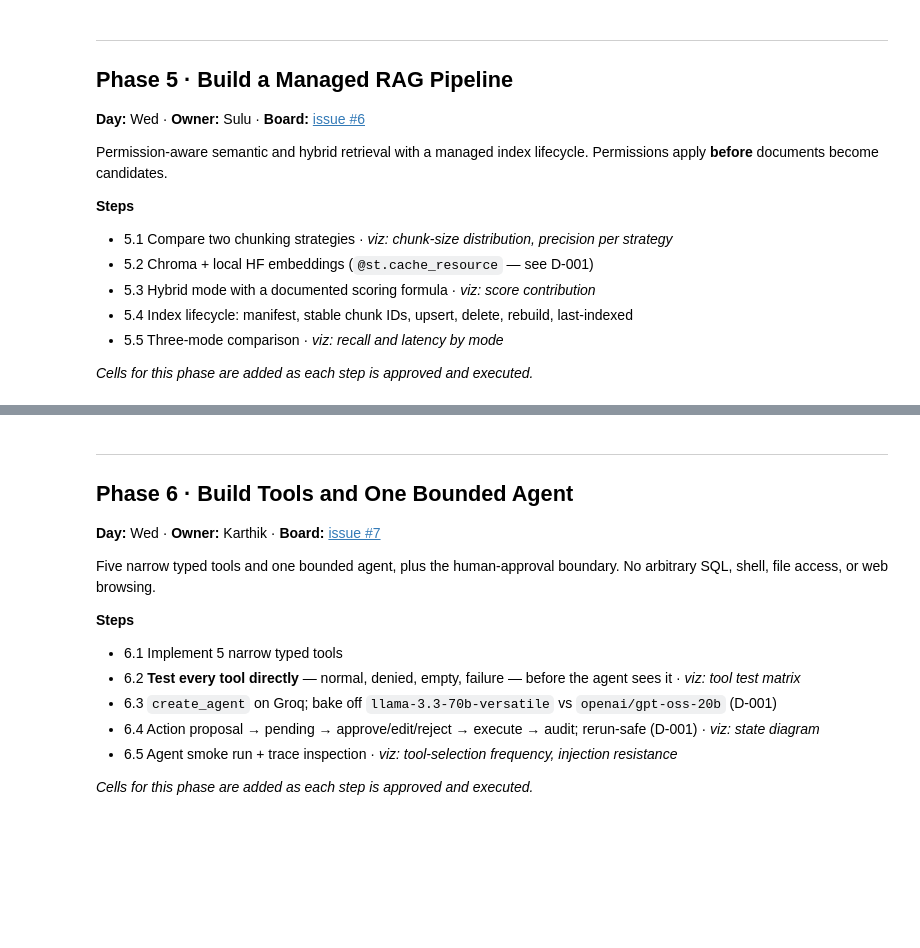
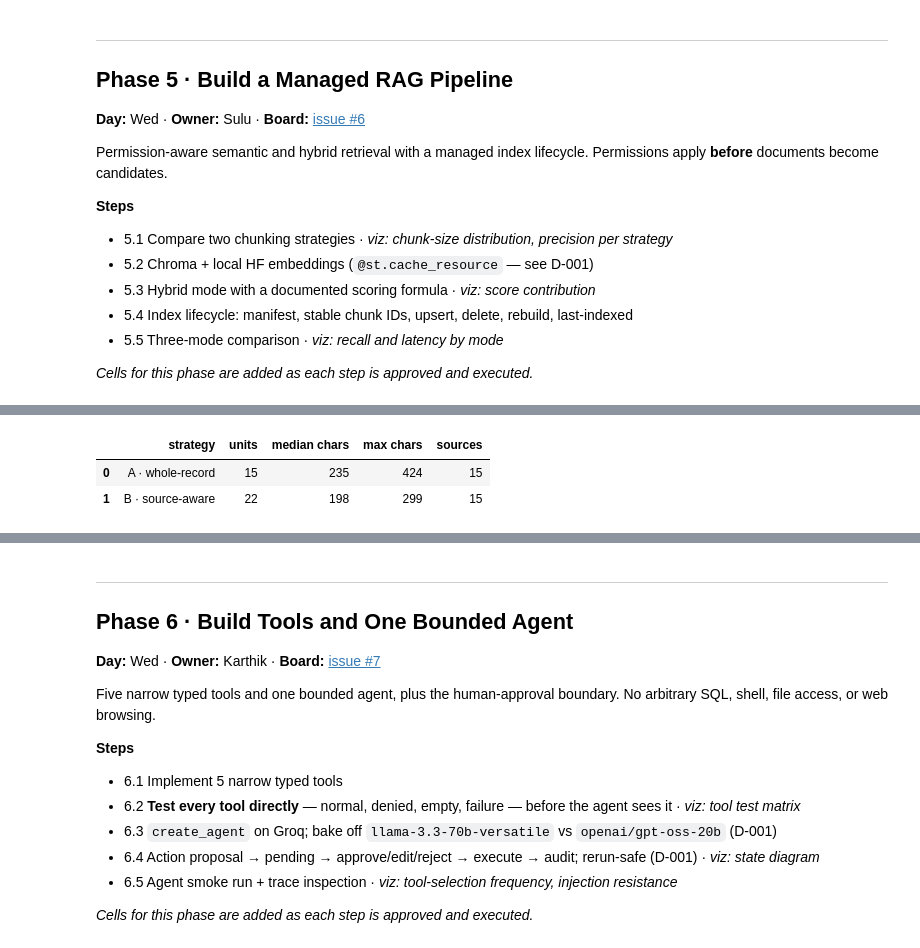
Before and after one commit to sulugambari/ai-agent-project, a Jupyter notebook: notebooks/northstar_build.ipynb, the cells around one changed output, grey strips where cells are left out. Drawn from its saved outputs; the diff is of its cells as text; code cells hidden in the pictures; blank space fills up the shorter version.

```diff
--- a/notebooks/northstar_build.ipynb
+++ b/notebooks/northstar_build.ipynb
@@ -1963,0 +1990,97 @@ Permission-aware semantic and hybrid retrieval with a managed index lifecycle. P
+# %%
+# --- Two chunking strategies ---------------------------------------------
+# WHAT: build retrievable "units" two ways from the same documents.
+# WHY:  a unit is what gets embedded and scored. Both strategies produce
+#       CompanyDocument objects so the existing permission filter and scorer work
+#       unchanged - permissions are inherited from the parent, which is what keeps
+#       chunking from becoming a permission bypass.
+#
+# CRITICAL: every unit keeps the PARENT's source_id. Per step 2.2, source_id is
+#       for citations and never changes; chunk identity lives in metadata. If
+#       chunks invented their own source_id, every citation would break.
+from company_assistant.models import CompanyDocument
+
+MIN_BLOCK_CHARS = 120     # merge fragments below this into the previous block
+
+
+def _as_unit(parent: CompanyDocument, text: str, index: int, total: int) -> CompanyDocument:
+    """Wrap a chunk as a CompanyDocument that inherits its parent's governance."""
+    return parent.model_copy(update={
+        "content": text,
+        "metadata": {
+            **parent.metadata,
+            "parent_source_id": parent.source_id,
+            "chunk_index": index,
+            "chunk_total": total,
+            "chunk_id": f"{parent.source_id}::{revision_fingerprint(parent)}::{index:02d}",
+        },
+    })
+
+
+def chunk_whole_record(documents) -> list[CompanyDocument]:
+    """Strategy A: one unit per record. Citations map 1:1 to sources."""
+    return [_as_unit(d, d.content, 0, 1) for d in documents]
+
+
+def chunk_source_aware(documents) -> list[CompanyDocument]:
+    """Strategy B: split according to what each source family actually is.
+
+    - documents: block-level, because a policy or brief contains separable claims
+      (DOC-ATLAS-403 lists four release conditions). The leading heading is
+      prefixed to every block so a chunk read alone still says what it belongs to.
+    - slack / email: NOT split. A message is already an atomic authored unit, and
+      splitting one would fabricate a claim boundary its author never made.
+    - github: header (state / labels / assignees) separated from the narrative
+      body, so a status query and a "why" query can match different units.
+    """
+    units: list[CompanyDocument] = []
+    for d in documents:
+        if d.source_type == "document":
+            blocks = [b.strip() for b in d.content.split("\n\n") if b.strip()]
+            heading = blocks[0] if blocks and blocks[0].lstrip().startswith("#") else ""
+            body = blocks[1:] if heading else blocks
+            merged: list[str] = []
+            for block in body:
+                if merged and len(block) < MIN_BLOCK_CHARS:
+                    merged[-1] = f"{merged[-1]}\n\n{block}"
+                else:
+                    merged.append(block)
+            pieces = [f"{heading}\n\n{m}".strip() if heading else m for m in merged] or [d.content]
+        elif d.source_type == "github":
+            head, _, tail = d.content.partition("\n\n")
+            pieces = [head, tail] if tail.strip() else [d.content]
+        else:
+            pieces = [d.content]          # slack, email: atomic
+        units.extend(_as_unit(d, piece, i, len(pieces)) for i, piece in enumerate(pieces))
+    return units
+
+
+# D-004: the company_knowledge namespace excludes the live project board.
+company_knowledge = [d for d in documents if not d.source_id.startswith("GH-LIVE-")]
+
+STRATEGIES = {
+    "A · whole-record": chunk_whole_record(company_knowledge),
+    "B · source-aware": chunk_source_aware(company_knowledge),
+}
+
+shape = pd.DataFrame([
+    {"strategy": name,
+     "units": len(units),
+     "median chars": int(pd.Series([len(u.content) for u in units]).median()),
+     "max chars": max(len(u.content) for u in units),
+     "sources": len({u.source_id for u in units})}
+    for name, units in STRATEGIES.items()
+])
+display(shape)
+
+# permissions must be inherited exactly - chunking is not allowed to widen access
+for name, units in STRATEGIES.items():
+    for u in units:
+        parent = by_id[u.metadata["parent_source_id"]]
+        assert u.allowed_roles == parent.allowed_roles, f"{name}: {u.source_id} widened access"
+        assert u.source_id == parent.source_id, f"{name}: chunk invented a new source_id"
+print("asserted: every chunk inherits its parent's allowed_roles and keeps the parent source_id")
+# %% [output]
+|  | strategy | units | median chars | max chars | sources |
+| 0 | A · whole-record | 15 | 235 | 424 | 15 |
+| 1 | B · source-aware | 22 | 198 | 299 | 15 |
```
Also changed, not shown: parts of 9 cells of this notebook, 3 other files.
